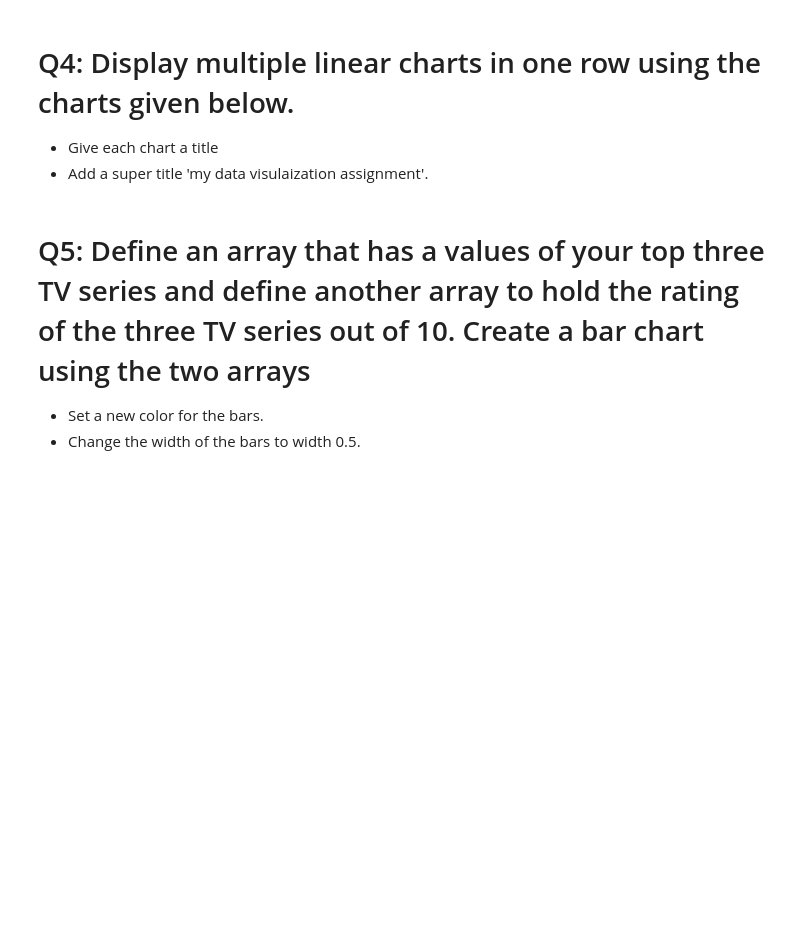
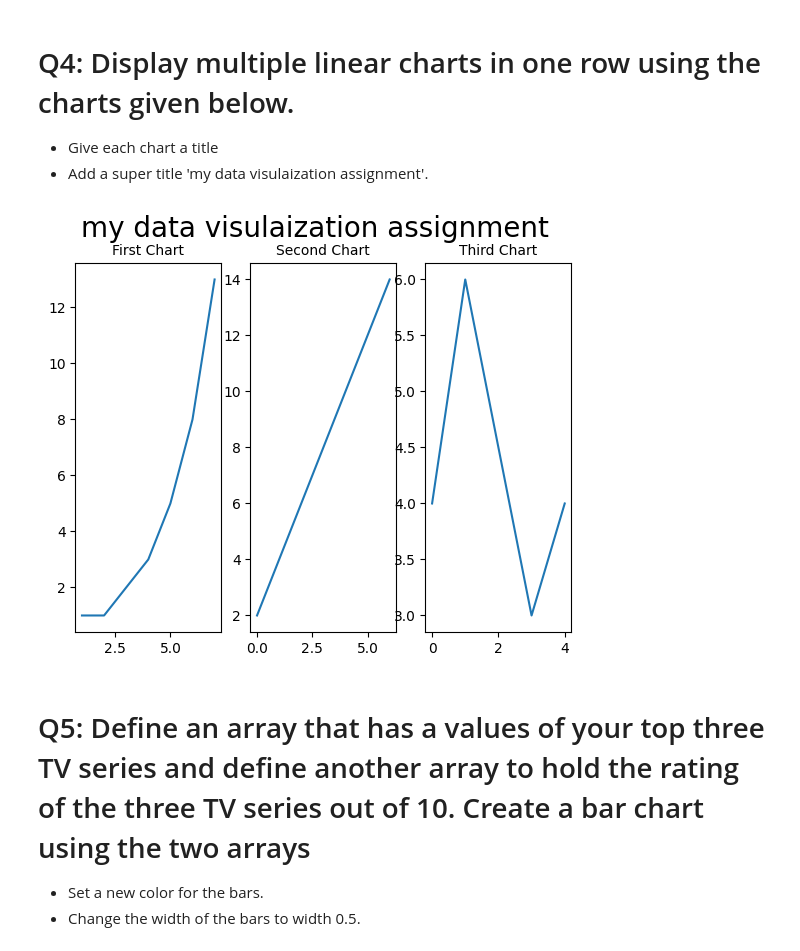
Before and after one commit to Tuwaiq-Data-Science-Bootcamp/Day8-Lab2-Matplotlib, a Jupyter notebook: Day#8_Matplotlib_Assignment2.ipynb, the cells around one changed output. Drawn from its saved outputs; the diff is of its cells as text; code cells hidden in the pictures; blank space fills up the shorter version.

```diff
--- a/Day#8_Matplotlib_Assignment2.ipynb
+++ b/Day#8_Matplotlib_Assignment2.ipynb
@@ -33,18 +42,30 @@ But this time:
 - Add a super title 'my data visulaization assignment'.
 # %%
 #super title = my data visulaization assignment
+plt.suptitle('my data visulaization assignment', fontsize = 20)
 
 #title = First Chart
+plt.subplot(1,3,1)
+plt.title('First Chart', fontsize = 10)
 x_plot1 = np.array([1, 2, 3, 4, 5, 6, 7])
 y_plot1 = np.array([1, 1, 2, 3, 5, 8, 13])
+plt.plot(x_plot1,y_plot1)
 
 #title = Second Chart
+plt.subplot(1,3,2)
+plt.title('Second Chart', fontsize = 10)
 x_plot2 = np.array([0, 1, 2, 3, 4, 5, 6])
 y_plot2 = np.array([2, 4, 6, 8, 10, 12, 14])
+plt.plot(x_plot2,y_plot2)
 
 #title = Third Chart
+plt.subplot(1,3,3)
+plt.title('Third Chart', fontsize = 10)
 x_plot3 = np.array([0, 1, 3, 4])
 y_plot3 = np.array([4, 6, 3, 4])
+plt.plot(x_plot3,y_plot3);
+# %% [output]
+[figure, added]
 # %%
 # write your code here ^_^
 # %% [markdown]
```
Also changed, not shown: parts of 7 cells of this notebook.
